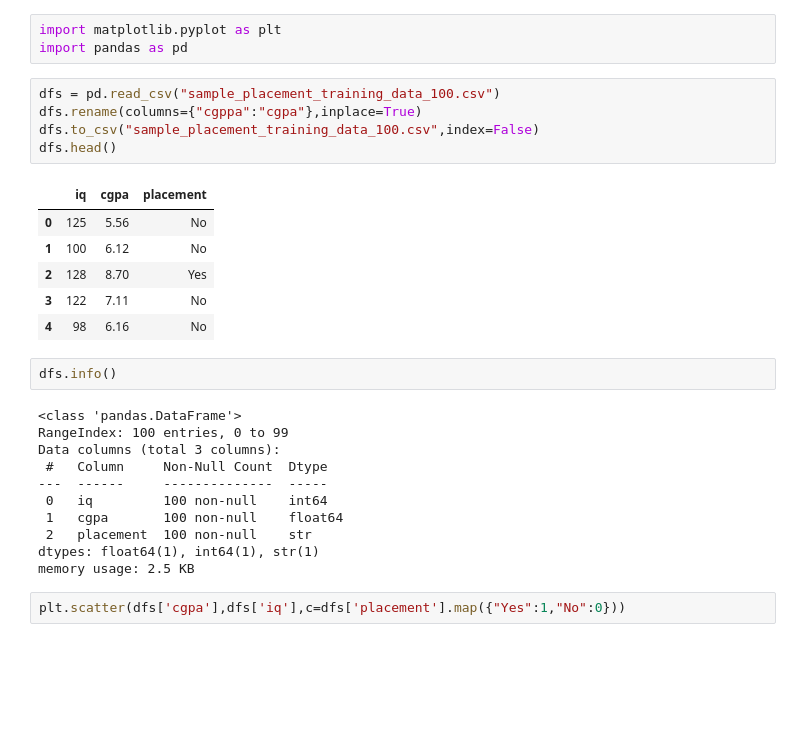
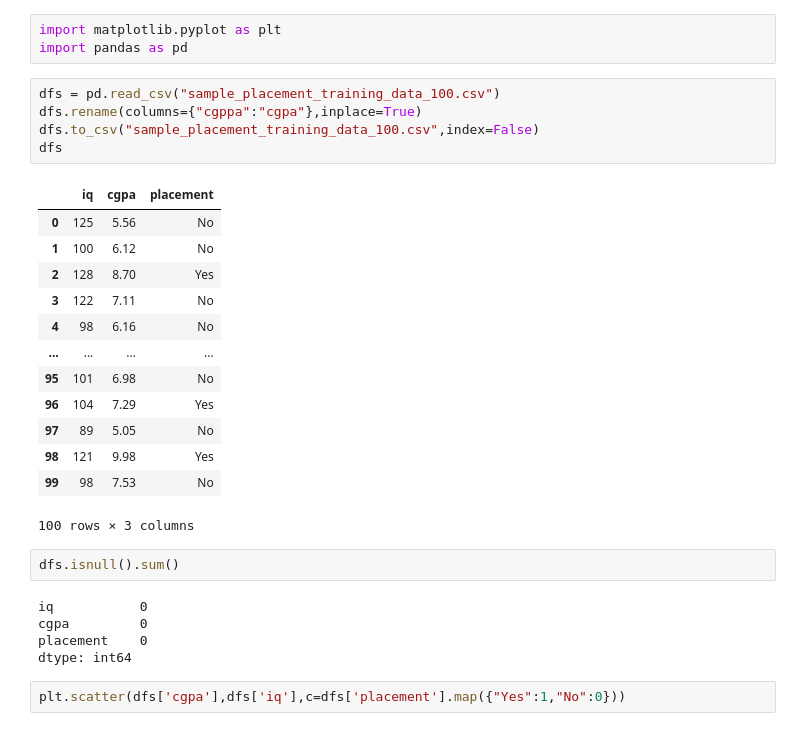
Before and after one commit to DurgaSaiVishnu/Machine_learning, a Jupyter notebook: learning-scikit.ipynb, the cells around one changed output. Cells and saved outputs as stored; diff of their text form; blank space fills up the shorter version.

```diff
--- a/learning-scikit.ipynb
+++ b/learning-scikit.ipynb
@@ -4,28 +4,29 @@ import pandas as pd
 # %%
 dfs = pd.read_csv("sample_placement_training_data_100.csv")
 dfs.rename(columns={"cgppa":"cgpa"},inplace=True)
 dfs.to_csv("sample_placement_training_data_100.csv",index=False)
-dfs.head()
+dfs
 # %% [output]
 |  | iq | cgpa | placement |
 | 0 | 125 | 5.56 | No |
 | 1 | 100 | 6.12 | No |
 | 2 | 128 | 8.70 | Yes |
 | 3 | 122 | 7.11 | No |
 | 4 | 98 | 6.16 | No |
+| ... | ... | ... | ... |
+| 95 | 101 | 6.98 | No |
+| 96 | 104 | 7.29 | Yes |
+| 97 | 89 | 5.05 | No |
+| 98 | 121 | 9.98 | Yes |
+| 99 | 98 | 7.53 | No |
+100 rows × 3 columns
 # %%
-dfs.info()
+dfs.isnull().sum()
 # %% [output]
-<class 'pandas.DataFrame'>
-RangeIndex: 100 entries, 0 to 99
-Data columns (total 3 columns):
- #   Column     Non-Null Count  Dtype
----  ------     --------------  -----
- 0   iq         100 non-null    int64
- 1   cgpa       100 non-null    float64
- 2   placement  100 non-null    str
-dtypes: float64(1), int64(1), str(1)
-memory usage: 2.5 KB
+iq           0
+cgpa         0
+placement    0
+dtype: int64
 # %%
 plt.scatter(dfs['cgpa'],dfs['iq'],c=dfs['placement'].map({"Yes":1,"No":0}))
 # %% [output]
```
Also changed, not shown: parts of 41 cells of this notebook.
